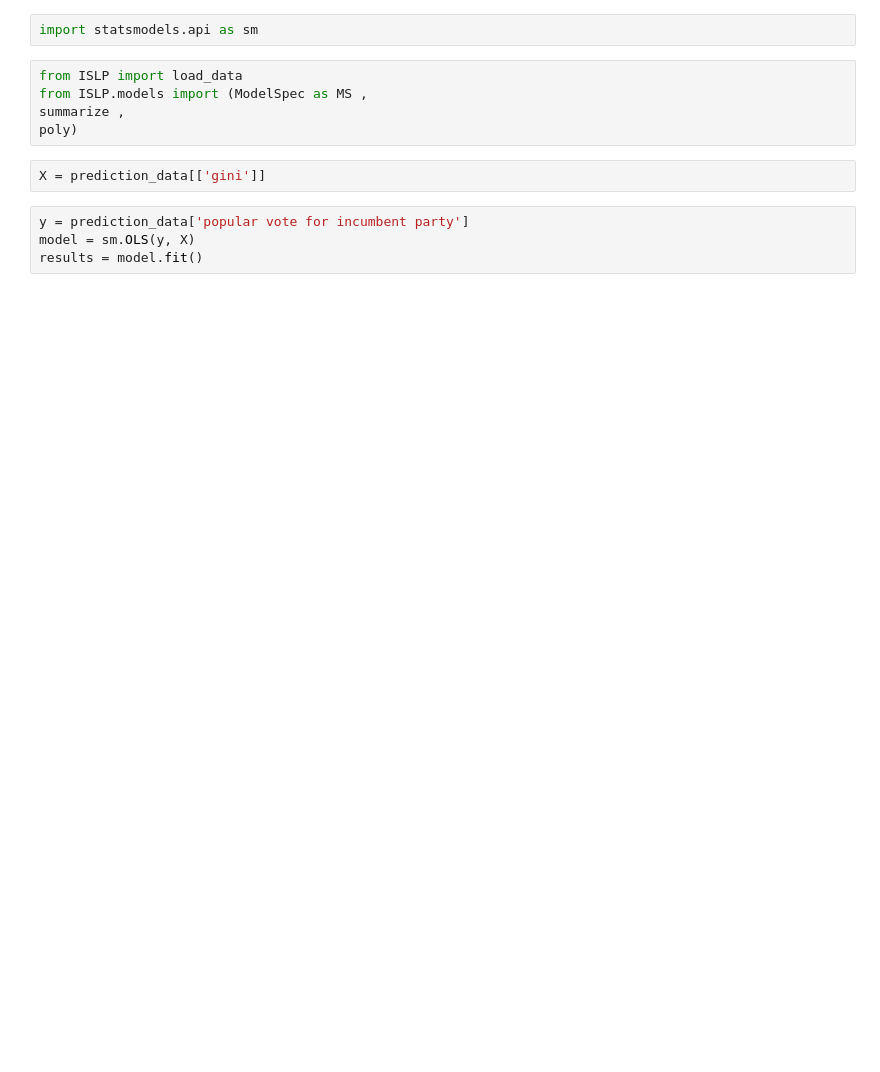
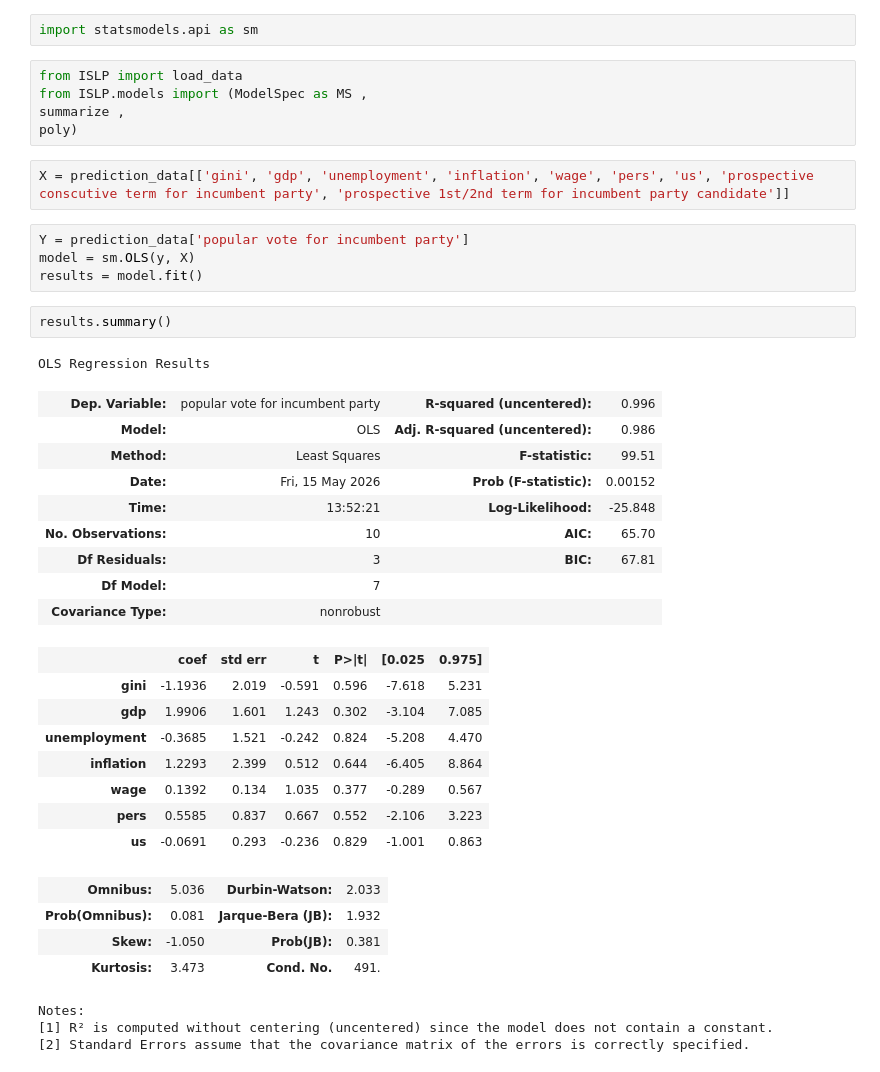
Before and after one commit to carlemilgrumnymann/data_science, a Jupyter notebook: minimum analysis.ipynb, the cells around one changed output. Cells and saved outputs as stored; diff of their text form; blank space fills up the shorter version.

```diff
--- a/minimum analysis.ipynb
+++ b/minimum analysis.ipynb
@@ -152,11 +187,39 @@ from ISLP.models import (ModelSpec as MS ,
 summarize ,
 poly)
 # %%
-X = prediction_data[['gini']]
+X = prediction_data[['gini', 'gdp', 'unemployment', 'inflation', 'wage', 'pers', 'us', 'prospective conscutive term for incumbent party', 'prospective 1st/2nd term for incumbent party candidate']]
 # %%
-y = prediction_data['popular vote for incumbent party']
+Y = prediction_data['popular vote for incumbent party']
 model = sm.OLS(y, X)
 results = model.fit()
+# %%
+results.summary()
+# %% [output]
+OLS Regression Results
+| Dep. Variable: | popular vote for incumbent party | R-squared (uncentered): | 0.996 |
+| Model: | OLS | Adj. R-squared (uncentered): | 0.986 |
+| Method: | Least Squares | F-statistic: | 99.51 |
+| Date: | Fri, 15 May 2026 | Prob (F-statistic): | 0.00152 |
+| Time: | 13:52:21 | Log-Likelihood: | -25.848 |
+| No. Observations: | 10 | AIC: | 65.70 |
+| Df Residuals: | 3 | BIC: | 67.81 |
+| Df Model: | 7 |  |  |
+| Covariance Type: | nonrobust |  |  |
+|  | coef | std err | t | P>|t| | [0.025 | 0.975] |
+| gini | -1.1936 | 2.019 | -0.591 | 0.596 | -7.618 | 5.231 |
+| gdp | 1.9906 | 1.601 | 1.243 | 0.302 | -3.104 | 7.085 |
+| unemployment | -0.3685 | 1.521 | -0.242 | 0.824 | -5.208 | 4.470 |
+| inflation | 1.2293 | 2.399 | 0.512 | 0.644 | -6.405 | 8.864 |
+| wage | 0.1392 | 0.134 | 1.035 | 0.377 | -0.289 | 0.567 |
+| pers | 0.5585 | 0.837 | 0.667 | 0.552 | -2.106 | 3.223 |
+| us | -0.0691 | 0.293 | -0.236 | 0.829 | -1.001 | 0.863 |
+| Omnibus: | 5.036 | Durbin-Watson: | 2.033 |
+| Prob(Omnibus): | 0.081 | Jarque-Bera (JB): | 1.932 |
+| Skew: | -1.050 | Prob(JB): | 0.381 |
+| Kurtosis: | 3.473 | Cond. No. | 491. |
+Notes:
+[1] R² is computed without centering (uncentered) since the model does not contain a constant.
+[2] Standard Errors assume that the covariance matrix of the errors is correctly specified.
 # %%
 summarize(results)
 # %% [output]
```
Also changed, not shown: parts of 25 cells of this notebook.
